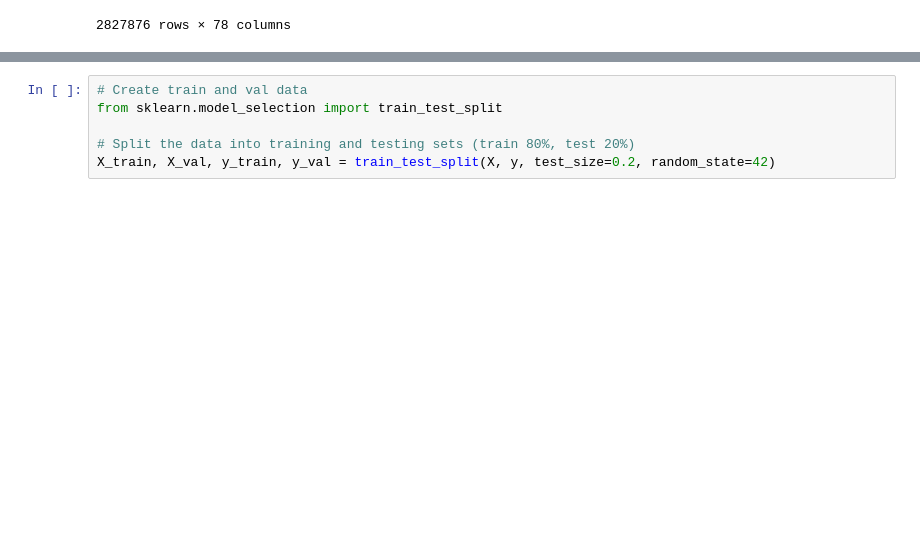
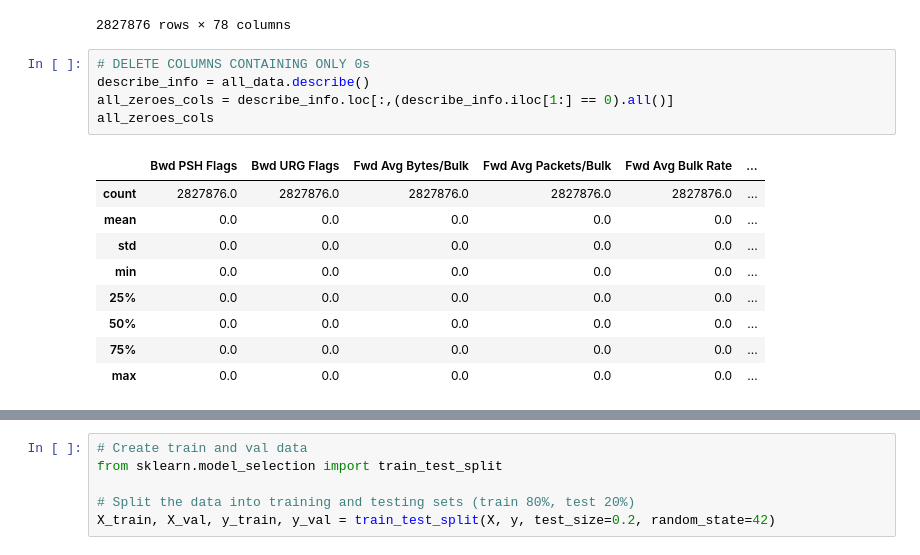
Before and after one commit to 2003congthinh/Capstone-Project, a Jupyter notebook: create_model.ipynb, the cells around one changed output, grey strips where cells are left out. Saved outputs shown, nothing was run; the diff lists cells and outputs as text; blank space fills up the shorter version.

```diff
--- a/create_model.ipynb
+++ b/create_model.ipynb
@@ -98,3 +98,18 @@ all_data.drop(columns=[' Destination Port'])
 | 2827874 | 16842 | 1 | 1 | 48 | 48 | ... |
 | 2827875 | 153 | 2 | 2 | 68 | 100 | ... |
 2827876 rows × 78 columns
+# %%
+# DELETE COLUMNS CONTAINING ONLY 0s
+describe_info = all_data.describe()
+all_zeroes_cols = describe_info.loc[:,(describe_info.iloc[1:] == 0).all()]
+all_zeroes_cols
+# %% [output]
+|  | Bwd PSH Flags | Bwd URG Flags | Fwd Avg Bytes/Bulk | Fwd Avg Packets/Bulk | Fwd Avg Bulk Rate | ... |
+| count | 2827876.0 | 2827876.0 | 2827876.0 | 2827876.0 | 2827876.0 | ... |
+| mean | 0.0 | 0.0 | 0.0 | 0.0 | 0.0 | ... |
+| std | 0.0 | 0.0 | 0.0 | 0.0 | 0.0 | ... |
+| min | 0.0 | 0.0 | 0.0 | 0.0 | 0.0 | ... |
+| 25% | 0.0 | 0.0 | 0.0 | 0.0 | 0.0 | ... |
+| 50% | 0.0 | 0.0 | 0.0 | 0.0 | 0.0 | ... |
+| 75% | 0.0 | 0.0 | 0.0 | 0.0 | 0.0 | ... |
+| max | 0.0 | 0.0 | 0.0 | 0.0 | 0.0 | ... |
```
Also changed, not shown: parts of 16 cells of this notebook.
